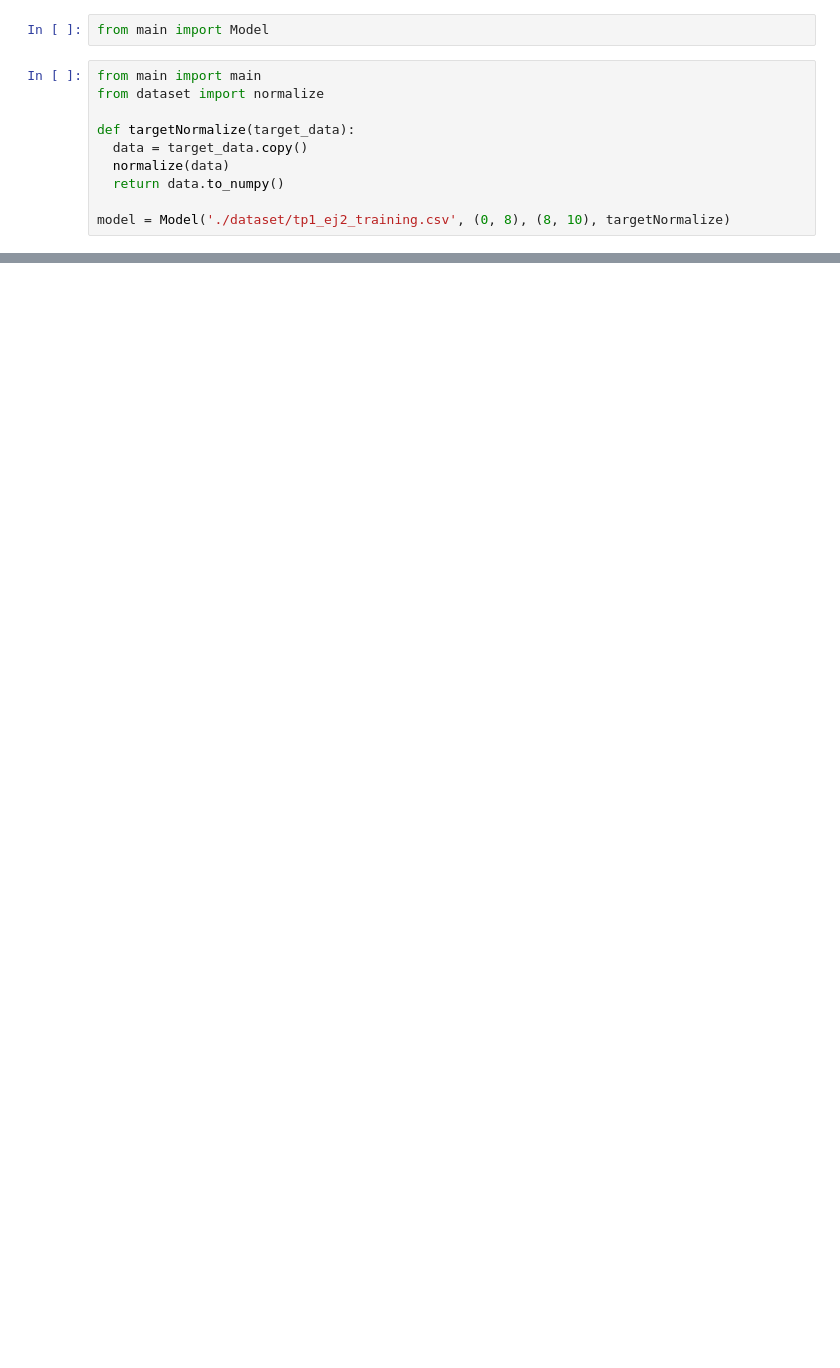
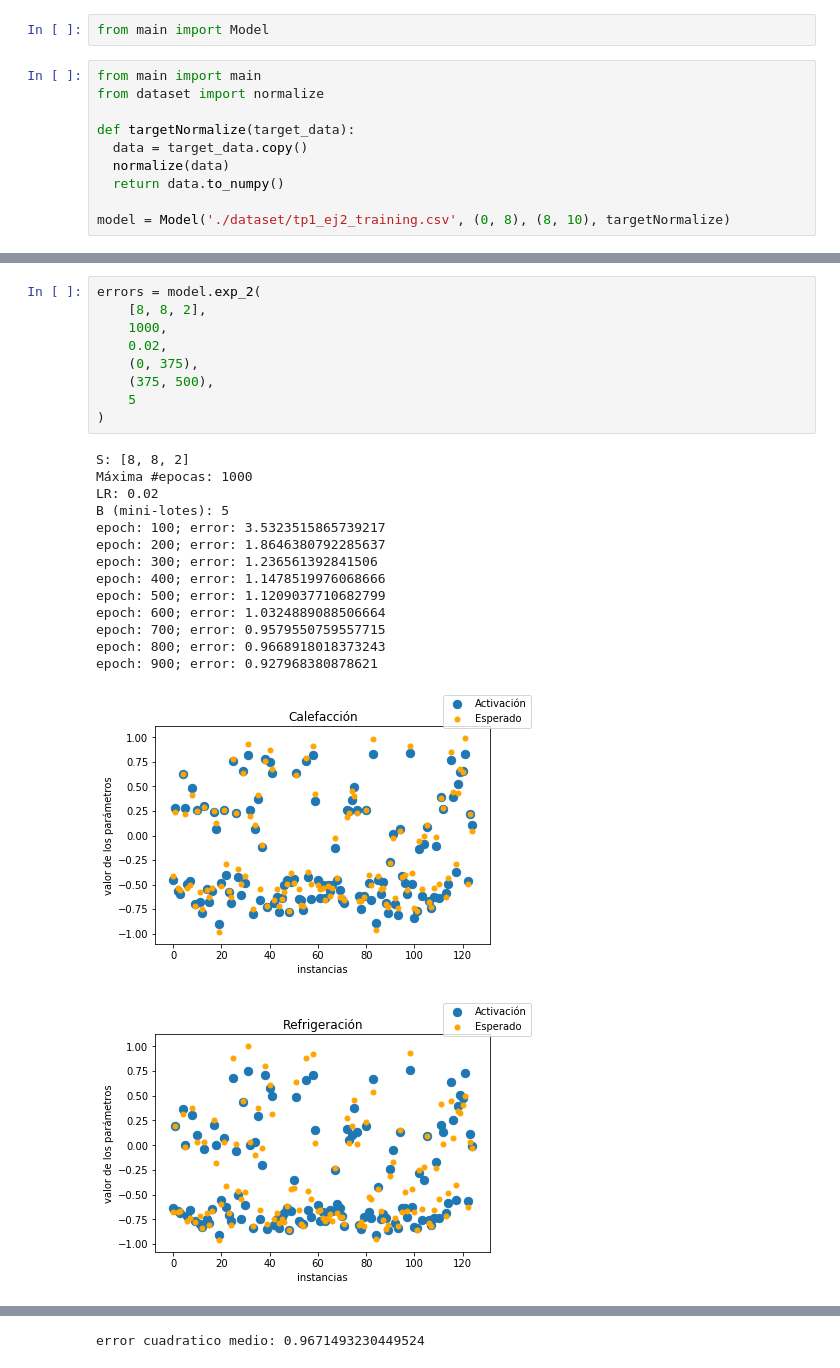
Before and after one commit to joaconafta/RedNeu-TP1, a Jupyter notebook: exp_ej2.ipynb, the cells around one changed output, grey strips where cells are left out. Drawn from its saved outputs; the diff is of its cells as text; blank space fills up the shorter version.

```diff
--- a/exp_ej2.ipynb
+++ b/exp_ej2.ipynb
@@ -33,0 +94,25 @@ error cuadratico medio: 0.9511332456817316
+# %%
+errors = model.exp_2(
+    [8, 8, 2],
+    1000,
+    0.02,
+    (0, 375),
+    (375, 500),
+    5
+)
+# %% [output]
+S: [8, 8, 2]
+Máxima #epocas: 1000
+LR: 0.02
+B (mini-lotes): 5
+epoch: 100; error: 3.5323515865739217
+epoch: 200; error: 1.8646380792285637
+epoch: 300; error: 1.236561392841506
+epoch: 400; error: 1.1478519976068666
+epoch: 500; error: 1.1209037710682799
+epoch: 600; error: 1.0324889088506664
+epoch: 700; error: 0.9579550759557715
+epoch: 800; error: 0.9668918018373243
+epoch: 900; error: 0.927968380878621
+[figure, added]
+[figure, added]
@@ -33,0 +120 @@ error cuadratico medio: 0.9511332456817316
+error cuadratico medio: 0.9671493230449524
```
Also changed, not shown: parts of 25 cells of this notebook.
